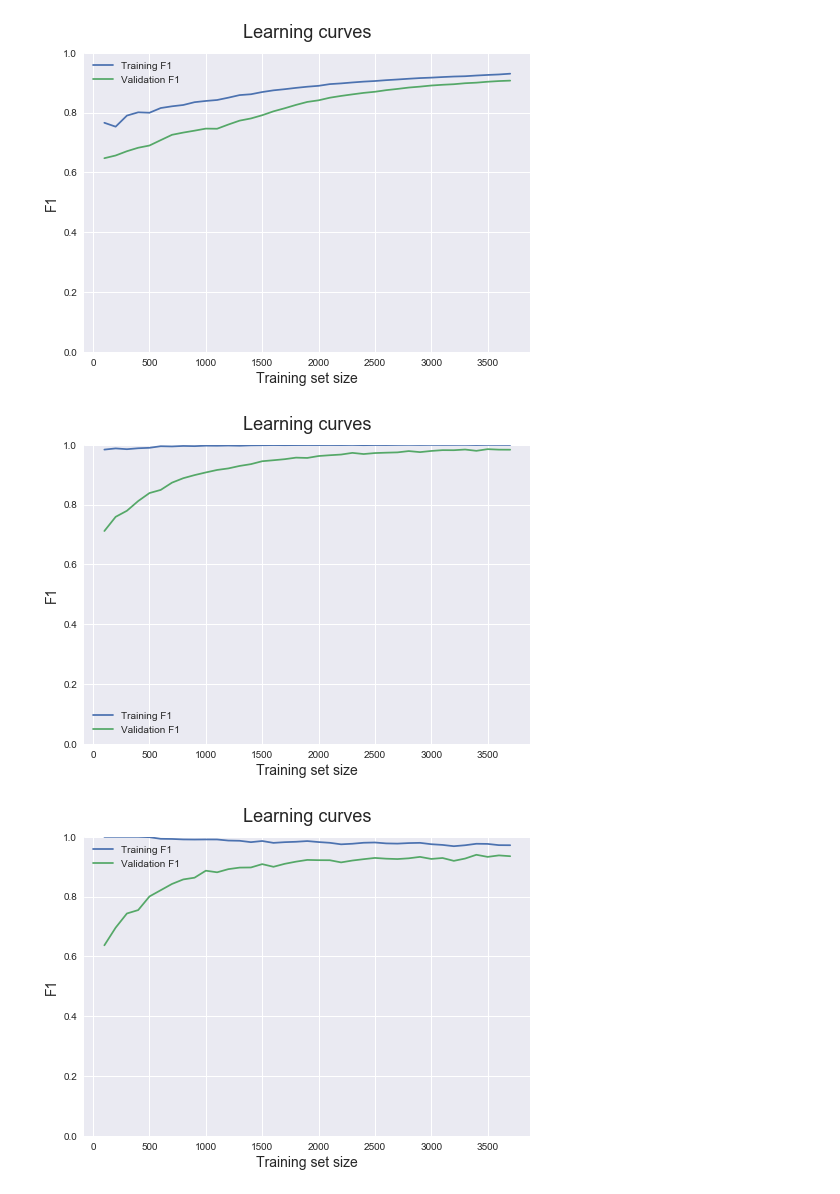
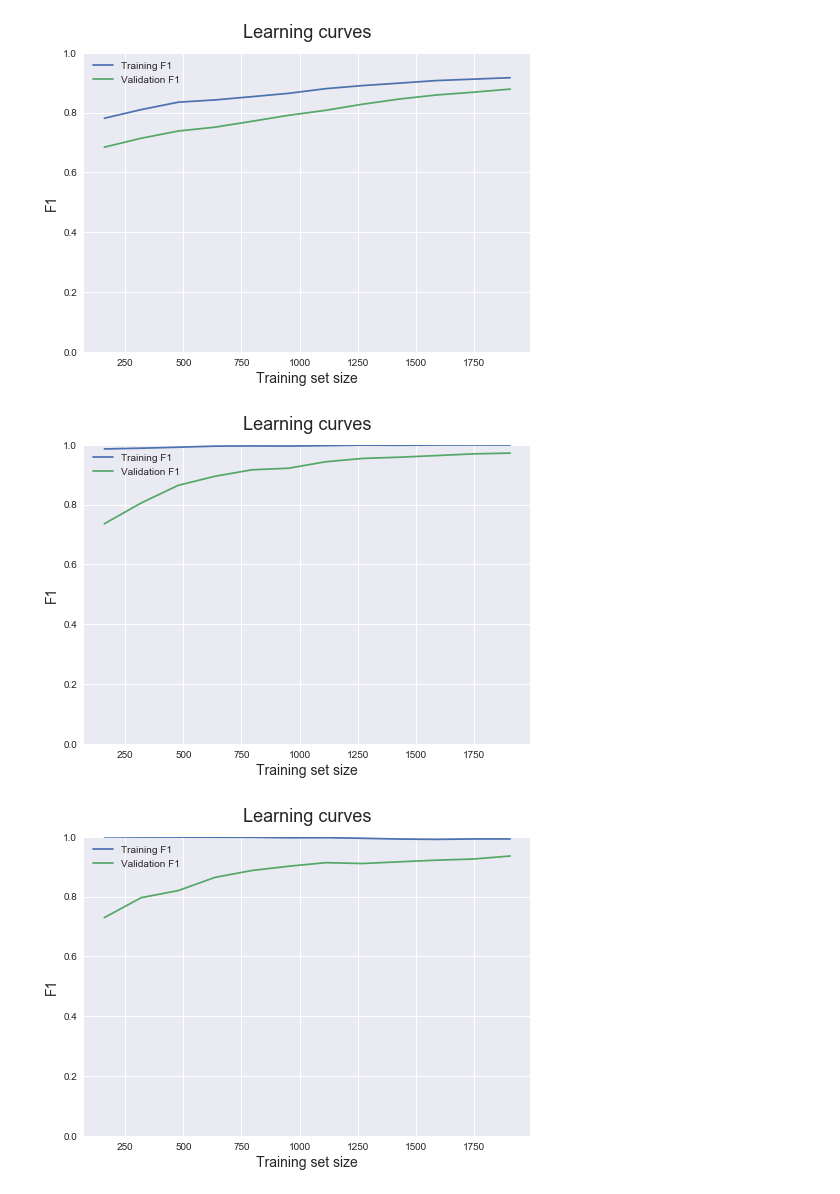
Before and after one commit to nshea3/ml_notebooks, a Jupyter notebook: ML_P1_coalbumps.ipynb, the cells around one changed output. Drawn from its saved outputs; the diff is of its cells as text; code cells hidden in the pictures.

```diff
--- a/ML_P1_coalbumps.ipynb
+++ b/ML_P1_coalbumps.ipynb
@@ -48,23 +0,0 @@ y.shape
-# %%
-train_sizes, train_scores, validation_scores = learning_curve(estimator = tree.DecisionTreeClassifier(max_depth=10), X=X,
-                                                             y=y, train_sizes=train_sizes, cv=5, scoring='f1', shuffle=True)
-train_scores_mean = train_scores.mean(axis = 1)
-validation_scores_mean = validation_scores.mean(axis = 1)
-# %%
-import matplotlib.pyplot as plt
-
-%matplotlib inline
-
-plt.style.use('seaborn')
-
-
-def plot_learning_curve(train_sizes, train_scores_mean, validation_scores_mean):
-    plt.plot(train_sizes, train_scores_mean, label = 'Training F1')
-    plt.plot(train_sizes, validation_scores_mean, label = 'Validation F1')
-    plt.ylabel('F1', fontsize = 14)
-    plt.xlabel('Training set size', fontsize = 14)
-    plt.title('Learning curves', fontsize = 18, y = 1.03)
-    plt.legend()
-    plt.ylim(0,1)
-
-plot_learning_curve(train_sizes, train_scores_mean, validation_scores_mean)
@@ -72,0 +66,7 @@ plot_learning_curve(train_sizes, train_scores_mean, validation_scores_mean)
+# %%
+from sklearn.model_selection import learning_curve
+from sklearn import tree
+
+dtc_est = tree.DecisionTreeClassifier(max_depth=10)
+
+plot_learning_curve(*tv_scores_mean(dtc_est,X_train,y_train,train_sizes))
@@ -126,36 +106,27 @@ import sklearn
 knn_est = sklearn.neighbors.KNeighborsClassifier()
 
 
-plot_learning_curve(*tv_scores_mean(knn_est,X,y,train_sizes))
+plot_learning_curve(*tv_scores_mean(knn_est,X_train,y_train,train_sizes))
 # %% [output]
-[figure, old version]
+[figure, new version]
 # %%
 from sklearn.ensemble import RandomForestClassifier
 
 rfc_est = RandomForestClassifier()
 
-plot_learning_curve(*tv_scores_mean(rfc_est,X,y,train_sizes))
+plot_learning_curve(*tv_scores_mean(rfc_est,X_train,y_train,train_sizes))
 # %% [output]
-[figure, old version]
+[figure, new version]
 # %%
 from sklearn.neural_network import MLPClassifier
-from sklearn.preprocessing import StandardScaler
-
-
-X_scale=X
-
-scaler = StandardScaler()
-scaler.fit(X_scale)
-
-X_scale = scaler.transform(X_scale)
 
 
 mlp_est = MLPClassifier(solver='lbfgs', alpha=1e-5,hidden_layer_sizes=(30,30), random_state=1)
 
 
-plot_learning_curve(*tv_scores_mean(mlp_est,X_scale,y,train_sizes))
+plot_learning_curve(*tv_scores_mean(mlp_est,X_train,y_train,train_sizes))
 # %% [output]
-[figure, old version]
+[figure, new version]
 # %%
 from sklearn import svm
 
```
Also changed, not shown: parts of 11 cells of this notebook, 1 other file.
